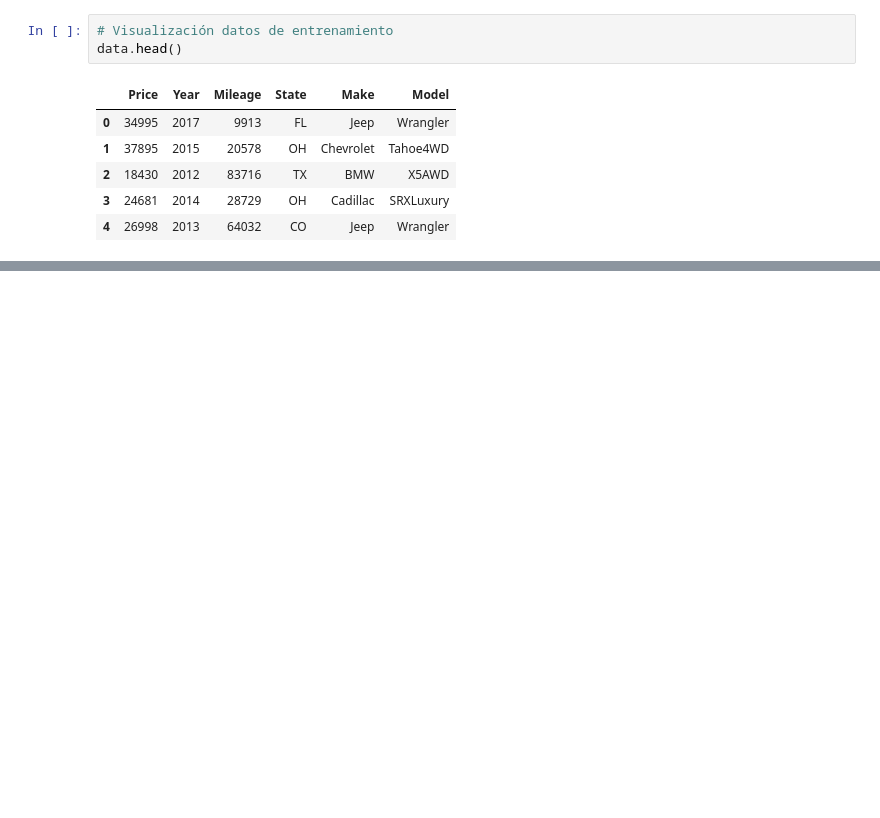
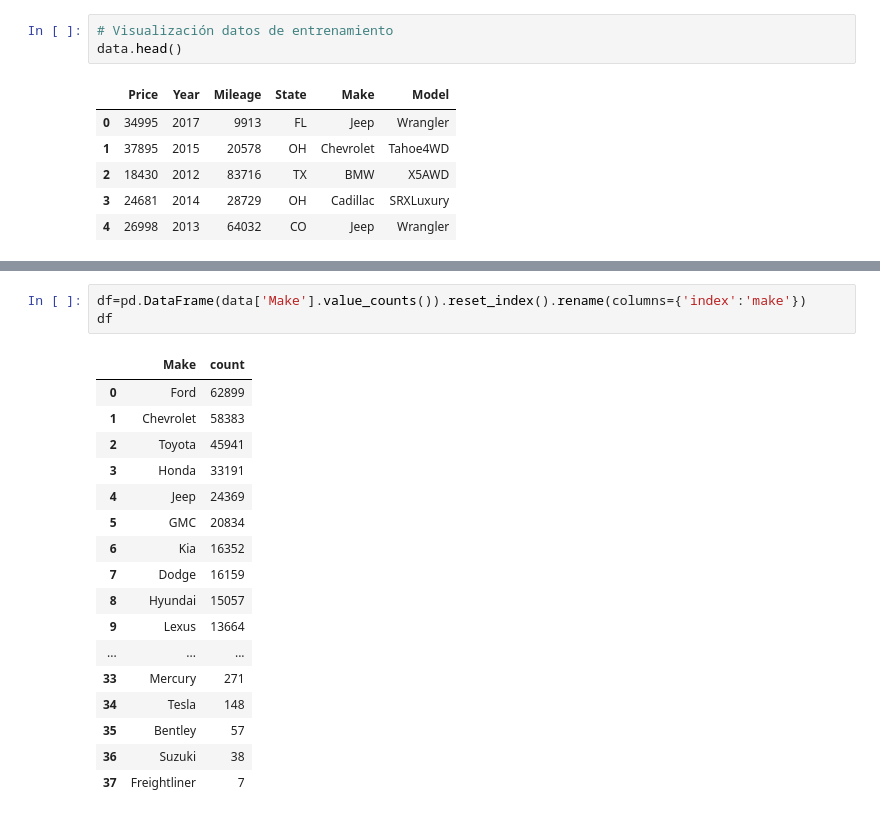
Before and after one commit to elkindavid/cars-dsa, a Jupyter notebook: cars-code.ipynb, the cells around one changed output, grey strips where cells are left out. Cells and saved outputs as stored; diff of their text form; blank space fills up the shorter version.

```diff
--- a/cars-code.ipynb
+++ b/cars-code.ipynb
@@ -23,0 +50,21 @@ data.head()
+# %%
+df=pd.DataFrame(data['Make'].value_counts()).reset_index().rename(columns={'index':'make'})
+df
+# %% [output]
+|  | Make | count |
+| 0 | Ford | 62899 |
+| 1 | Chevrolet | 58383 |
+| 2 | Toyota | 45941 |
+| 3 | Honda | 33191 |
+| 4 | Jeep | 24369 |
+| 5 | GMC | 20834 |
+| 6 | Kia | 16352 |
+| 7 | Dodge | 16159 |
+| 8 | Hyundai | 15057 |
+| 9 | Lexus | 13664 |
+| ... | ... | ... |
+| 33 | Mercury | 271 |
+| 34 | Tesla | 148 |
+| 35 | Bentley | 57 |
+| 36 | Suzuki | 38 |
+| 37 | Freightliner | 7 |
```
Also changed, not shown: parts of 7 cells of this notebook.
